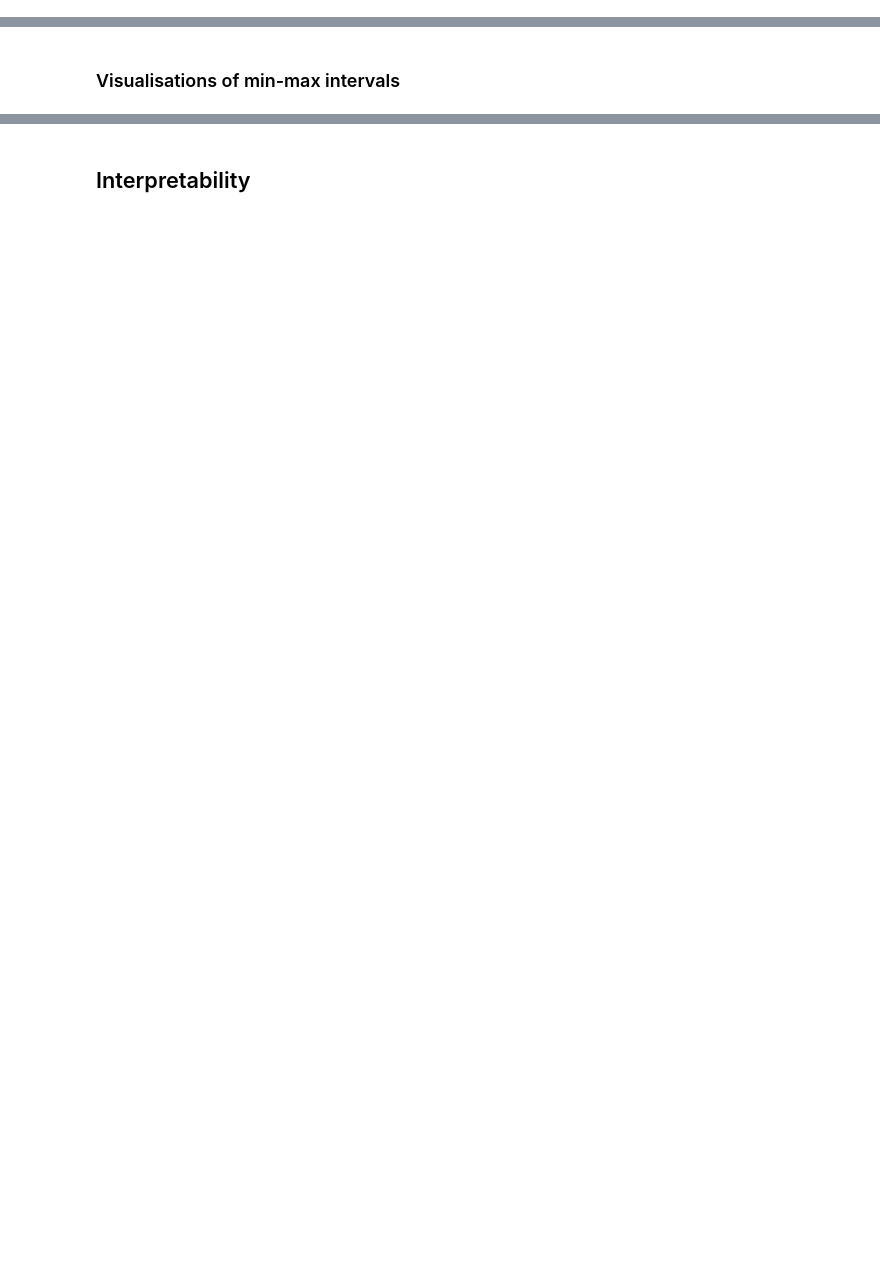
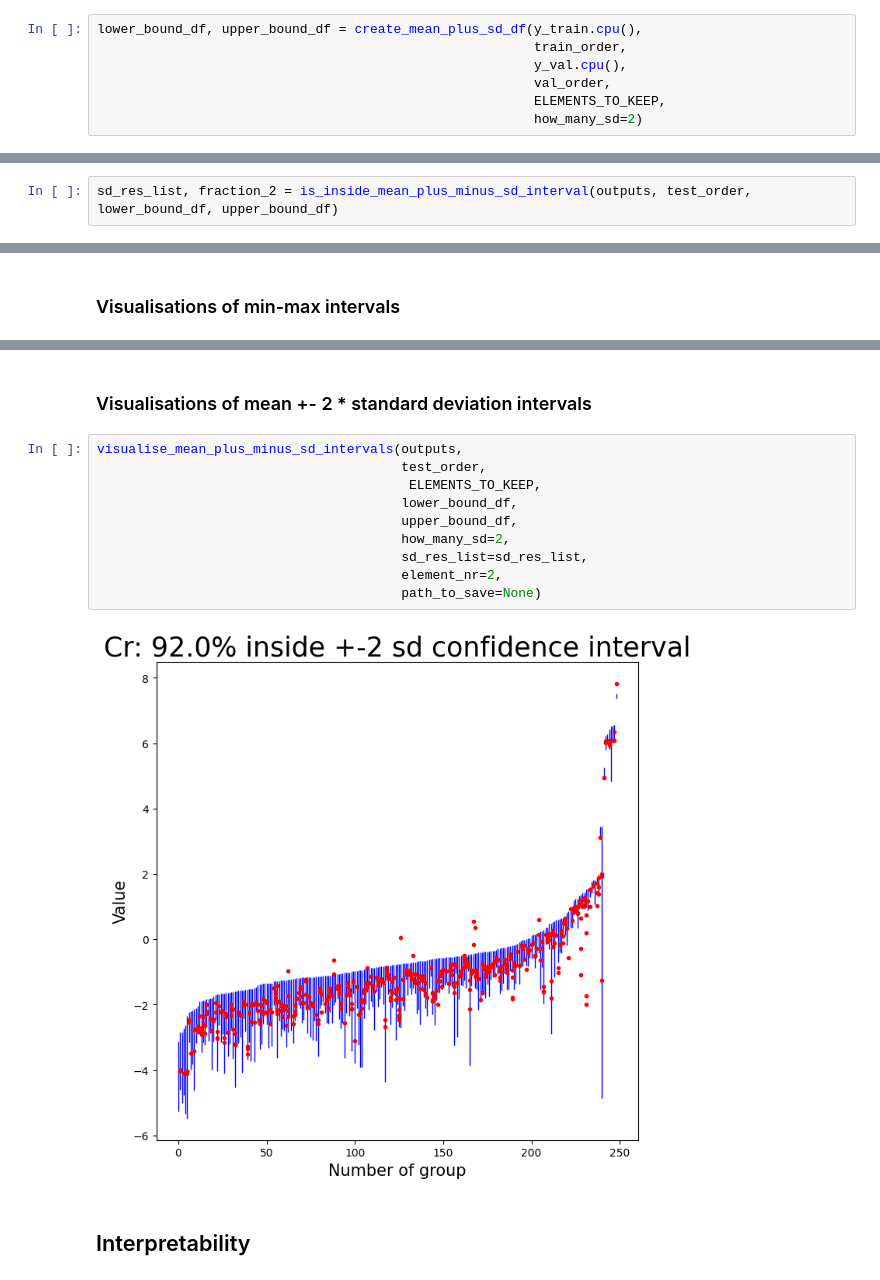
Before and after one commit to BDomzal/inks, a Jupyter notebook: notebooks/inks_nn_regression (Copy).ipynb, the cells around one changed output, grey strips where cells are left out. Cells and saved outputs as stored; diff of their text form; blank space fills up the shorter version.

```diff
--- a/notebooks/inks_nn_regression (Copy).ipynb
+++ b/notebooks/inks_nn_regression (Copy).ipynb
@@ -483,0 +247,7 @@ for test_example, sample_id in zip(outputs, test_order):
+# %%
+lower_bound_df, upper_bound_df = create_mean_plus_sd_df(y_train.cpu(),
+                                                        train_order,
+                                                        y_val.cpu(),
+                                                        val_order,
+                                                        ELEMENTS_TO_KEEP,
+                                                        how_many_sd=2)
@@ -483,0 +256,2 @@ for test_example, sample_id in zip(outputs, test_order):
+# %%
+sd_res_list, fraction_2 = is_inside_mean_plus_minus_sd_interval(outputs, test_order, lower_bound_df, upper_bound_df)
@@ -590,2 +296,16 @@ plt.tight_layout()
+# %% [markdown]
+### Visualisations of mean +- 2 * standard deviation intervals
+# %%
+visualise_mean_plus_minus_sd_intervals(outputs,
+                                       test_order,
+                                        ELEMENTS_TO_KEEP,
+                                       lower_bound_df,
+                                       upper_bound_df,
+                                       how_many_sd=2,
+                                       sd_res_list=sd_res_list,
+                                       element_nr=2,
+                                       path_to_save=None)
+# %% [output]
+[figure, added]
 # %% [markdown]
 ## Interpretability
```
Also changed, not shown: parts of 62 cells of this notebook, 1 other file.
